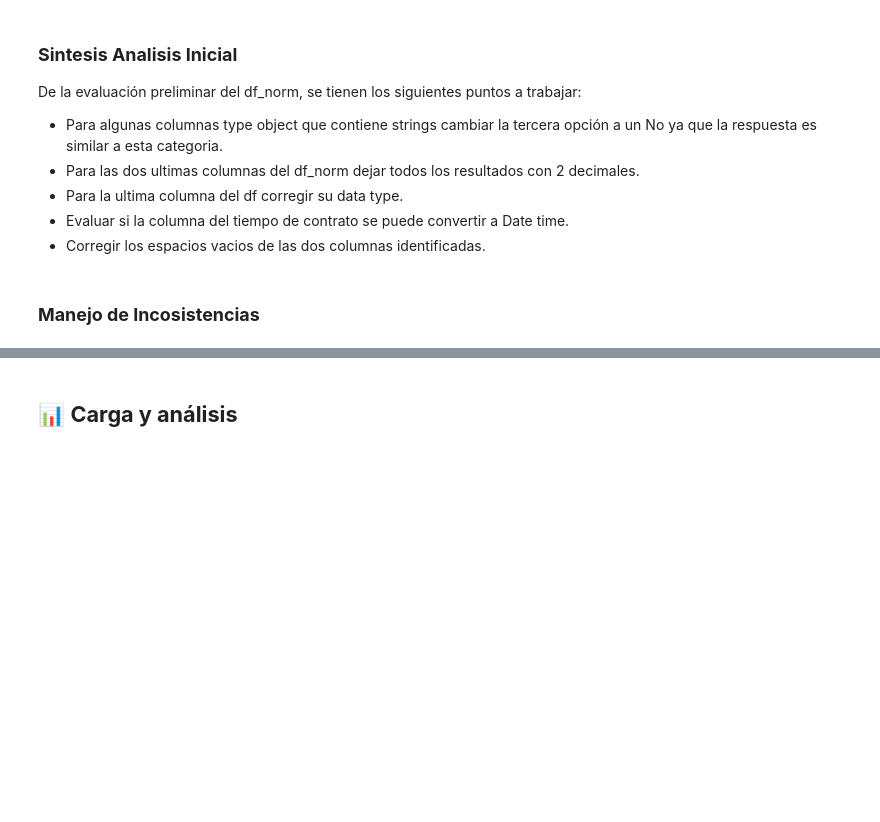
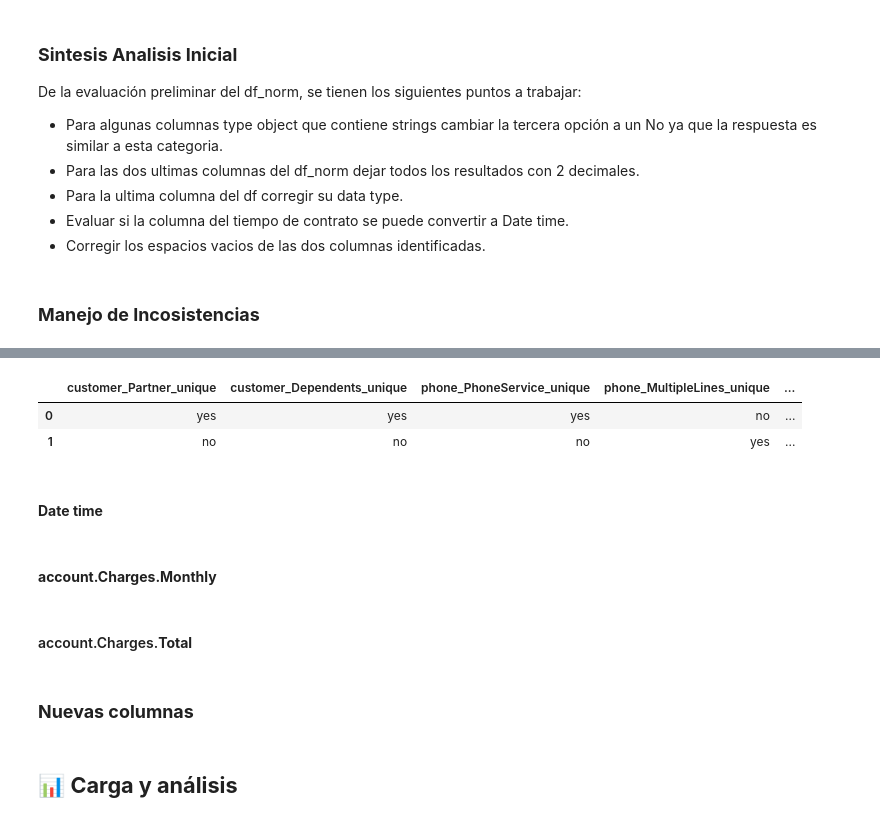
Before and after one commit to CarloR04/Challenge-Telcom_X, a Jupyter notebook: Telcom_X.ipynb, the cells around one changed output, grey strips where cells are left out. Saved outputs shown, nothing was run; the diff lists cells and outputs as text; code cells hidden in the pictures; blank space fills up the shorter version.

```diff
--- a/Telcom_X.ipynb
+++ b/Telcom_X.ipynb
@@ -397,3 +512,42 @@ print(df_norm['account.Charges.Total'].isnull().sum())
+# %%
+## DF Valores unicos luego del remplazo
+from itertools import zip_longest
+unique_customer_Partner = Data['customer.Partner'].unique()
+unique_Dependents = Data['customer.Dependents'].unique()
+unique_PhoneService = Data['phone.PhoneService'].unique()
+unique_MultipleLines = Data['phone.MultipleLines'].unique()
+unique_OnlineSecurity = Data['internet.OnlineSecurity'].unique()
+unique_OnlineBackup = Data['internet.OnlineBackup'].unique()
+unique_DeviceProtection = Data['internet.DeviceProtection'].unique()
+unique_TechSupport = Data['internet.TechSupport'].unique()
+unique_StreamingTV = Data['internet.StreamingTV'].unique()
+unique_streaming_Movies = Data['internet.StreamingMovies'].unique()
+
+Text_unique_df = pd.DataFrame(dict(
+      customer_Partner_unique = pd.Series(unique_customer_Partner),
+      customer_Dependents_unique = pd.Series(unique_Dependents),
+      phone_PhoneService_unique = pd.Series(unique_PhoneService),
+      phone_MultipleLines_unique = pd.Series(unique_MultipleLines),
+      internet_OnlineSecurity_unique = pd.Series(unique_OnlineSecurity),
+      internet_OnlineBackup_unique = pd.Series(unique_OnlineBackup),
+      internet_DeviceProtection_unique = pd.Series(unique_DeviceProtection),
+      internet_TechSupport_unique = pd.Series(unique_TechSupport),
+      internet_StreamingTV_unique = pd.Series(unique_StreamingTV),
+      internet_StreamingMovies_unique = pd.Series(unique_streaming_Movies),
+ ))
+display(Text_unique_df)
+# %% [output]
+|  | customer_Partner_unique | customer_Dependents_unique | phone_PhoneService_unique | phone_MultipleLines_unique | ... |
+| 0 | yes | yes | yes | no | ... |
+| 1 | no | no | no | yes | ... |
+# %% [markdown]
+#### **Date time**
+# %% [markdown]
+#### **account.Charges.Monthly**
+# %% [markdown]
+#### account.Charges.**Total**
+# %% [markdown]
+### **Nuevas columnas**
 # %% [markdown]
 ## 📊 **Carga y análisis**
 # %% [markdown]
```
Also changed, not shown: parts of 10 cells of this notebook.
